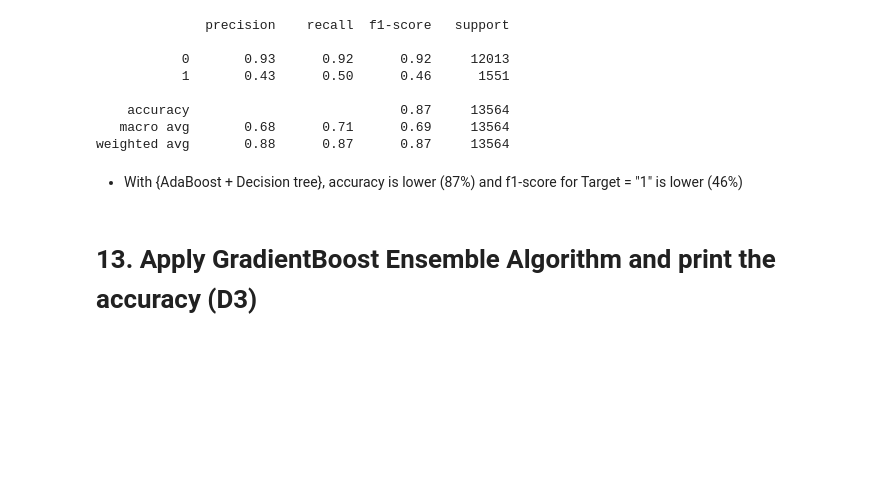
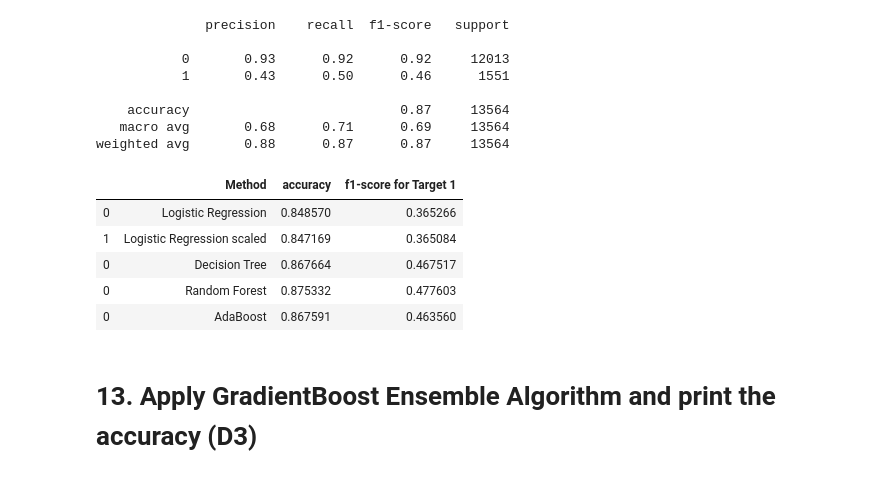
Before and after one commit to NhatTanVu/AI-ML, a Jupyter notebook: Ensemble Techniques & Model Tuning/[Project] - Ensemble Techniques - Term Deposit Subscription Prediction/Project 3/Project_3_Tan_G8.ipynb, the cells around one changed output. Drawn from its saved outputs; the diff is of its cells as text; code cells hidden in the pictures; blank space fills up the shorter version.

```diff
--- a/Ensemble Techniques & Model Tuning/[Project] - Ensemble Techniques - Term Deposit Subscription Prediction/Project 3/Project_3_Tan_G8.ipynb
+++ b/Ensemble Techniques & Model Tuning/[Project] - Ensemble Techniques - Term Deposit Subscription Prediction/Project 3/Project_3_Tan_G8.ipynb
@@ -462,0 +472,9 @@ weighted avg       0.88      0.87      0.87     13564
+# %%
+model_dTree.fit(X_train, y_train)
+acc_dTree = model_dTree.score(X_test, y_test)
+y_predict_dTree = model_dTree.predict(X_test)
+f1_score_target_1 = metrics.f1_score(y_test, y_predict_dTree, labels=[1])
+resultsDf = pd.concat([resultsDf, pd.DataFrame({'Method':['Decision Tree'],
+                          'accuracy': [acc_dTree],
+                          'f1-score for Target 1': [f1_score_target_1]})])
+resultsDf
@@ -494,4 +517,4 @@ feat_imp.sort_values(by=0, ascending=False)
 # %%
 from sklearn.ensemble import RandomForestClassifier
 model_rfcl = RandomForestClassifier(random_state=1, n_estimators=50, max_features=25, class_weight={0:1,1:4}, max_depth=15, min_samples_leaf=14)
-model_rfcl = model_rfcl.fit(X_train, y_train)
+model_rfcl.fit(X_train, y_train)
@@ -550,7 +611,21 @@ print(metrics.classification_report(y_test, y_predict_ab))
     accuracy                           0.87     13564
    macro avg       0.68      0.71      0.69     13564
 weighted avg       0.88      0.87      0.87     13564
-# %% [markdown]
-* With {AdaBoost + Decision tree}, accuracy is lower (87%) and f1-score for Target = "1" is lower (46%)
+# %%
+model_rfcl.fit(X_train, y_train)
+acc_abcl = model_abcl.score(X_test, y_test)
+y_predict_abcl = model_abcl.predict(X_test)
+f1_score_target_1 = metrics.f1_score(y_test, y_predict_abcl, labels=[1])
+resultsDf = pd.concat([resultsDf, pd.DataFrame({'Method':['AdaBoost'],
+                          'accuracy': [acc_abcl],
+                          'f1-score for Target 1': [f1_score_target_1]})])
+resultsDf
+# %% [output]
+|  | Method | accuracy | f1-score for Target 1 |
+| 0 | Logistic Regression | 0.848570 | 0.365266 |
+| 1 | Logistic Regression scaled | 0.847169 | 0.365084 |
+| 0 | Decision Tree | 0.867664 | 0.467517 |
+| 0 | Random Forest | 0.875332 | 0.477603 |
+| 0 | AdaBoost | 0.867591 | 0.463560 |
 # %% [markdown]
 # 13. Apply GradientBoost Ensemble Algorithm and print the accuracy (D3)
```
Also changed, not shown: parts of 31 cells of this notebook.
